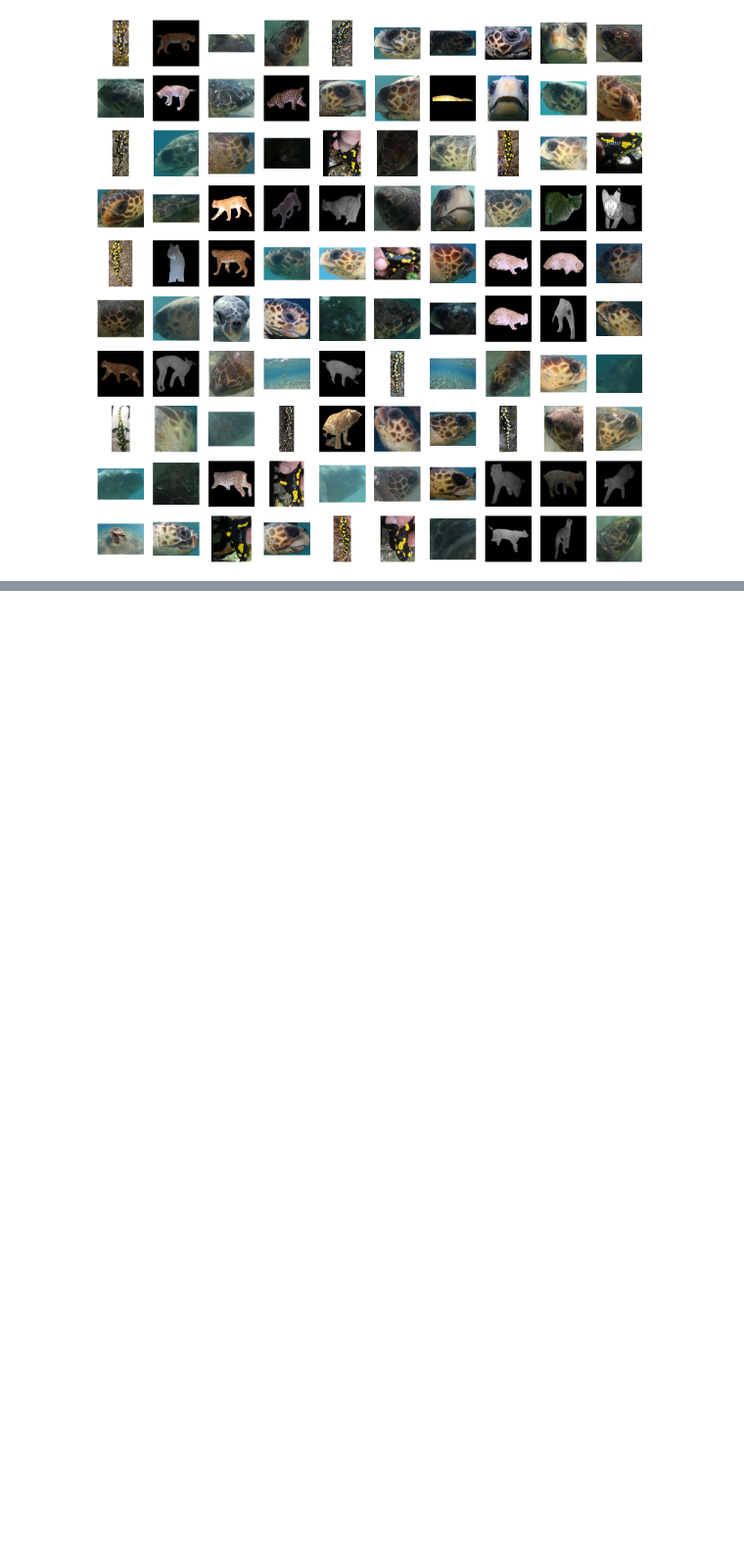
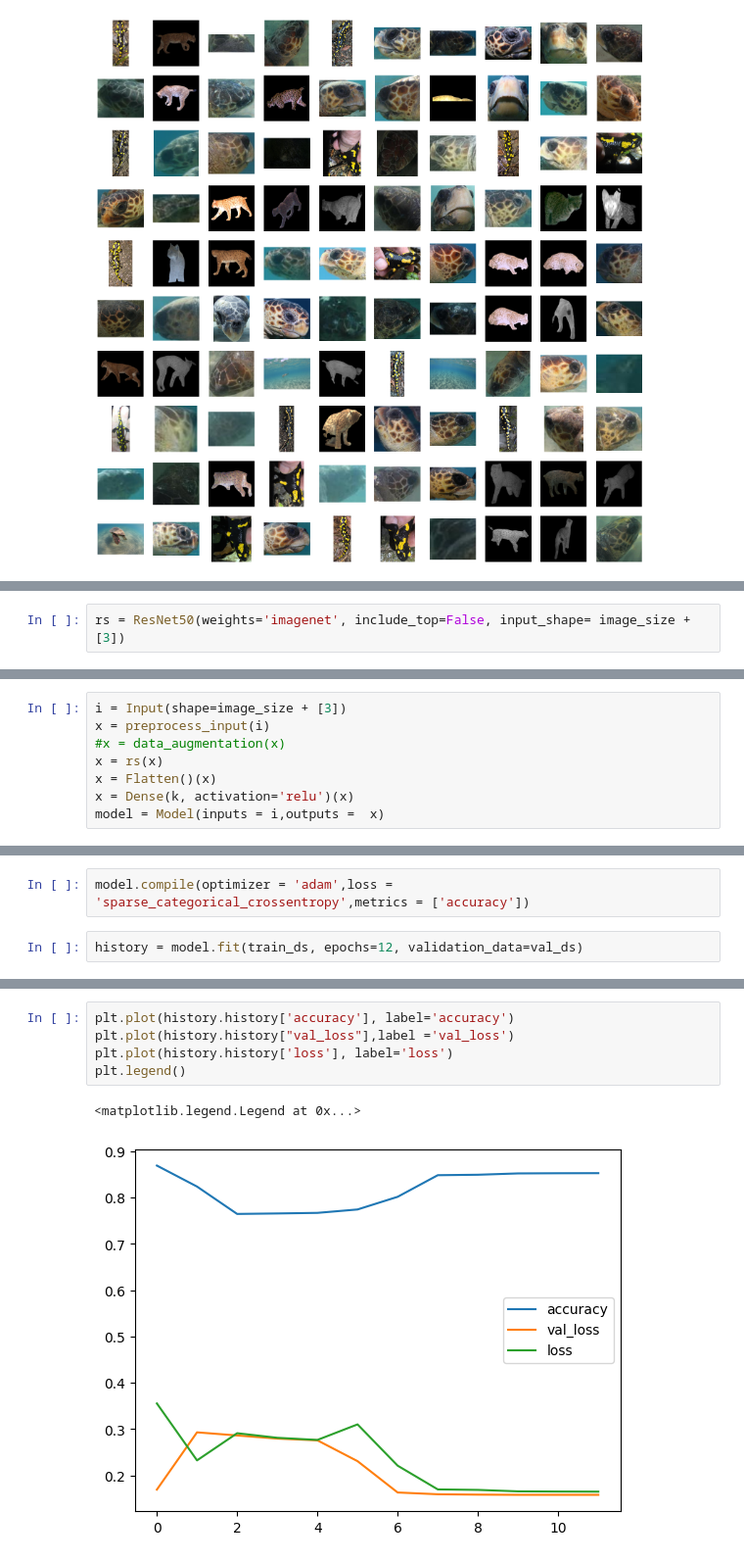
Before and after one commit to B-Hugger/AnimalCLEF25, a Jupyter notebook: AnimalCLEF25.ipynb, the cells around one changed output, grey strips where cells are left out. Shown at 98% size. Cells and saved outputs as stored; diff of their text form; blank space fills up the shorter version.

```diff
--- a/AnimalCLEF25.ipynb
+++ b/AnimalCLEF25.ipynb
@@ -44,3 +50,5 @@ AUTOTUNE = tf.data.AUTOTUNE
 train_ds_unshuffled = train_ds.cache().prefetch(buffer_size=AUTOTUNE)
 train_ds = train_ds.shuffle(1000).cache().prefetch(buffer_size=AUTOTUNE)
 val_ds = val_ds.cache().prefetch(buffer_size=AUTOTUNE)
+# %%
+rs = ResNet50(weights='imagenet', include_top=False, input_shape= image_size + [3])
@@ -46,0 +59,8 @@ val_ds = val_ds.cache().prefetch(buffer_size=AUTOTUNE)
+# %%
+i = Input(shape=image_size + [3])
+x = preprocess_input(i)
+#x = data_augmentation(x)
+x = rs(x)
+x = Flatten()(x)
+x = Dense(k, activation='relu')(x)
+model = Model(inputs = i,outputs =  x)
@@ -46,0 +91,4 @@ val_ds = val_ds.cache().prefetch(buffer_size=AUTOTUNE)
+# %%
+model.compile(optimizer = 'adam',loss = 'sparse_categorical_crossentropy',metrics = ['accuracy'])
+# %%
+history = model.fit(train_ds, epochs=12, validation_data=val_ds)
@@ -46,0 +113,8 @@ val_ds = val_ds.cache().prefetch(buffer_size=AUTOTUNE)
+# %%
+plt.plot(history.history['accuracy'], label='accuracy')
+plt.plot(history.history["val_loss"],label ='val_loss')
+plt.plot(history.history['loss'], label='loss')
+plt.legend()
+# %% [output]
+<matplotlib.legend.Legend at 0x...>
+[figure, added]
```
Also changed, not shown: parts of 12 cells of this notebook.
